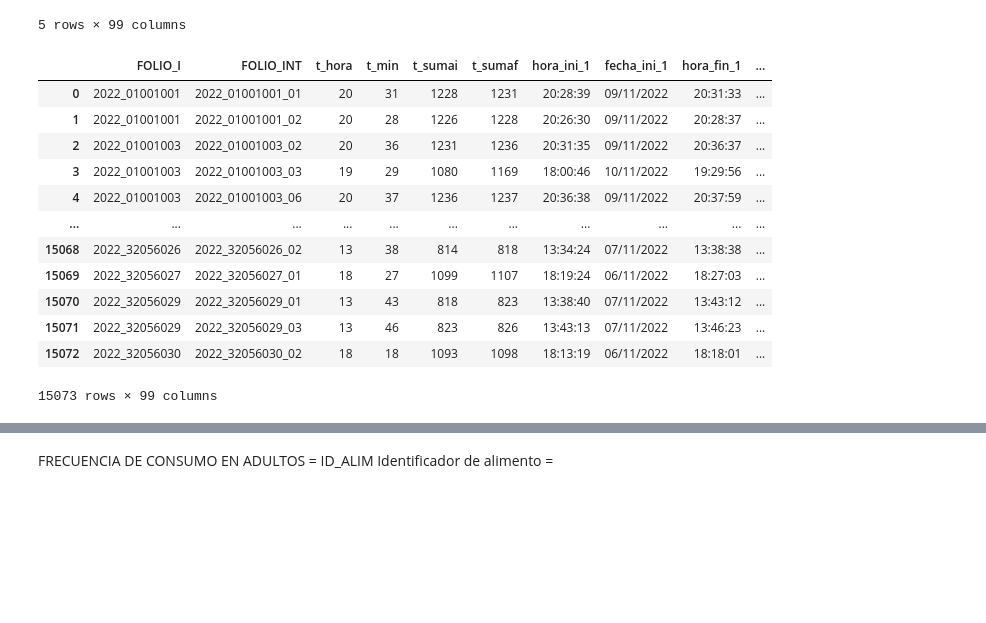
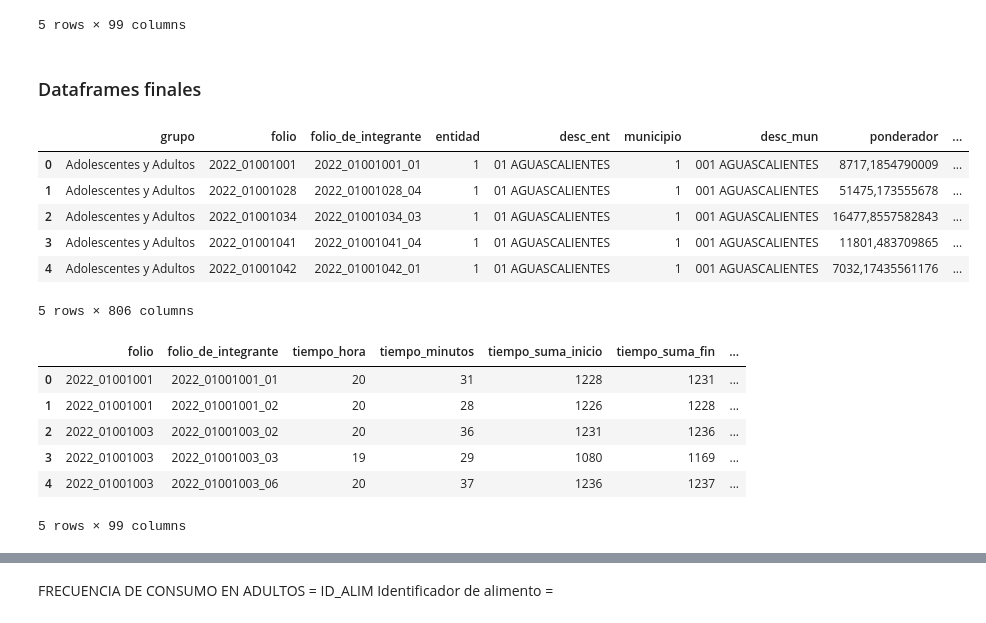
Before and after one commit to christiancalidad/ProyectoIntegradorSep24_Grupo15, a Jupyter notebook: 1. EDA.ipynb, the cells around one changed output, grey strips where cells are left out. Saved outputs shown, nothing was run; the diff lists cells and outputs as text; code cells hidden in the pictures; blank space fills up the shorter version.

```diff
--- a/1. EDA.ipynb
+++ b/1. EDA.ipynb
@@ -389,19 +397,25 @@ df_antroph_data.head()
 | 3 | 2022_01001003 | 2022_01001003_03 | 19 | 29 | 1080 | 1169 | ... |
 | 4 | 2022_01001003 | 2022_01001003_06 | 20 | 37 | 1236 | 1237 | ... |
 5 rows × 99 columns
-# %%
-df_anthrop_data_raw
-# %% [output]
-|  | FOLIO_I | FOLIO_INT | t_hora | t_min | t_sumai | t_sumaf | hora_ini_1 | fecha_ini_1 | hora_fin_1 | ... |
-| 0 | 2022_01001001 | 2022_01001001_01 | 20 | 31 | 1228 | 1231 | 20:28:39 | 09/11/2022 | 20:31:33 | ... |
-| 1 | 2022_01001001 | 2022_01001001_02 | 20 | 28 | 1226 | 1228 | 20:26:30 | 09/11/2022 | 20:28:37 | ... |
-| 2 | 2022_01001003 | 2022_01001003_02 | 20 | 36 | 1231 | 1236 | 20:31:35 | 09/11/2022 | 20:36:37 | ... |
-| 3 | 2022_01001003 | 2022_01001003_03 | 19 | 29 | 1080 | 1169 | 18:00:46 | 10/11/2022 | 19:29:56 | ... |
-| 4 | 2022_01001003 | 2022_01001003_06 | 20 | 37 | 1236 | 1237 | 20:36:38 | 09/11/2022 | 20:37:59 | ... |
-| ... | ... | ... | ... | ... | ... | ... | ... | ... | ... | ... |
-| 15068 | 2022_32056026 | 2022_32056026_02 | 13 | 38 | 814 | 818 | 13:34:24 | 07/11/2022 | 13:38:38 | ... |
-| 15069 | 2022_32056027 | 2022_32056027_01 | 18 | 27 | 1099 | 1107 | 18:19:24 | 06/11/2022 | 18:27:03 | ... |
-| 15070 | 2022_32056029 | 2022_32056029_01 | 13 | 43 | 818 | 823 | 13:38:40 | 07/11/2022 | 13:43:12 | ... |
-| 15071 | 2022_32056029 | 2022_32056029_03 | 13 | 46 | 823 | 826 | 13:43:13 | 07/11/2022 | 13:46:23 | ... |
-| 15072 | 2022_32056030 | 2022_32056030_02 | 18 | 18 | 1093 | 1098 | 18:13:19 | 06/11/2022 | 18:18:01 | ... |
-15073 rows × 99 columns
+# %% [markdown]
+### Dataframes finales
+# %%
+df_food_pivot.head()
+# %% [output]
+|  | grupo | folio | folio_de_integrante | entidad | desc_ent | municipio | desc_mun | ponderador | ... |
+| 0 | Adolescentes y Adultos | 2022_01001001 | 2022_01001001_01 | 1 | 01 AGUASCALIENTES | 1 | 001 AGUASCALIENTES | 8717,1854790009 | ... |
+| 1 | Adolescentes y Adultos | 2022_01001028 | 2022_01001028_04 | 1 | 01 AGUASCALIENTES | 1 | 001 AGUASCALIENTES | 51475,173555678 | ... |
+| 2 | Adolescentes y Adultos | 2022_01001034 | 2022_01001034_03 | 1 | 01 AGUASCALIENTES | 1 | 001 AGUASCALIENTES | 16477,8557582843 | ... |
+| 3 | Adolescentes y Adultos | 2022_01001041 | 2022_01001041_04 | 1 | 01 AGUASCALIENTES | 1 | 001 AGUASCALIENTES | 11801,483709865 | ... |
+| 4 | Adolescentes y Adultos | 2022_01001042 | 2022_01001042_01 | 1 | 01 AGUASCALIENTES | 1 | 001 AGUASCALIENTES | 7032,17435561176 | ... |
+5 rows × 806 columns
+# %%
+df_antroph_data.head()
+# %% [output]
+|  | folio | folio_de_integrante | tiempo_hora | tiempo_minutos | tiempo_suma_inicio | tiempo_suma_fin | ... |
+| 0 | 2022_01001001 | 2022_01001001_01 | 20 | 31 | 1228 | 1231 | ... |
+| 1 | 2022_01001001 | 2022_01001001_02 | 20 | 28 | 1226 | 1228 | ... |
+| 2 | 2022_01001003 | 2022_01001003_02 | 20 | 36 | 1231 | 1236 | ... |
+| 3 | 2022_01001003 | 2022_01001003_03 | 19 | 29 | 1080 | 1169 | ... |
+| 4 | 2022_01001003 | 2022_01001003_06 | 20 | 37 | 1236 | 1237 | ... |
+5 rows × 99 columns
```
Also changed, not shown: parts of 4 cells of this notebook.
